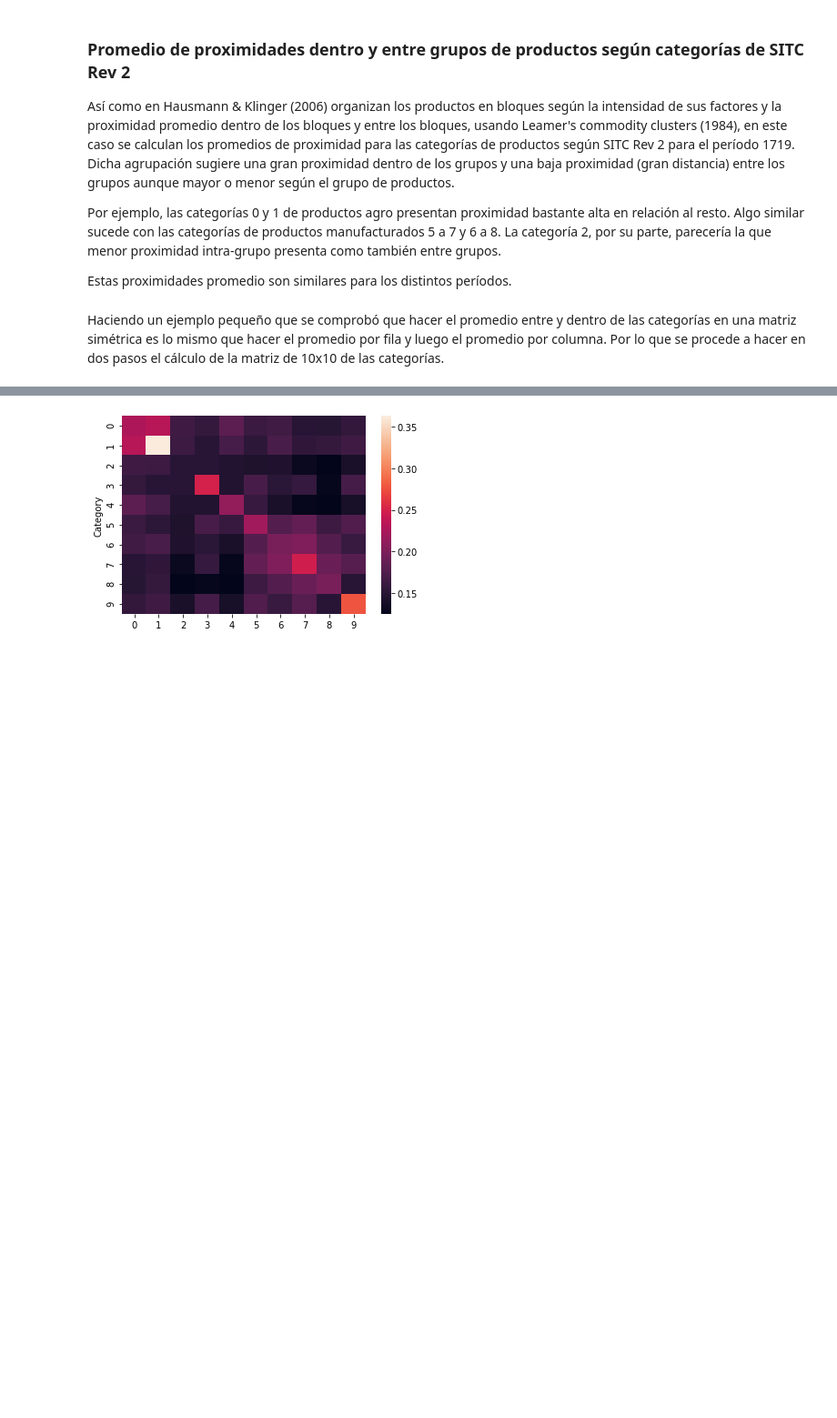
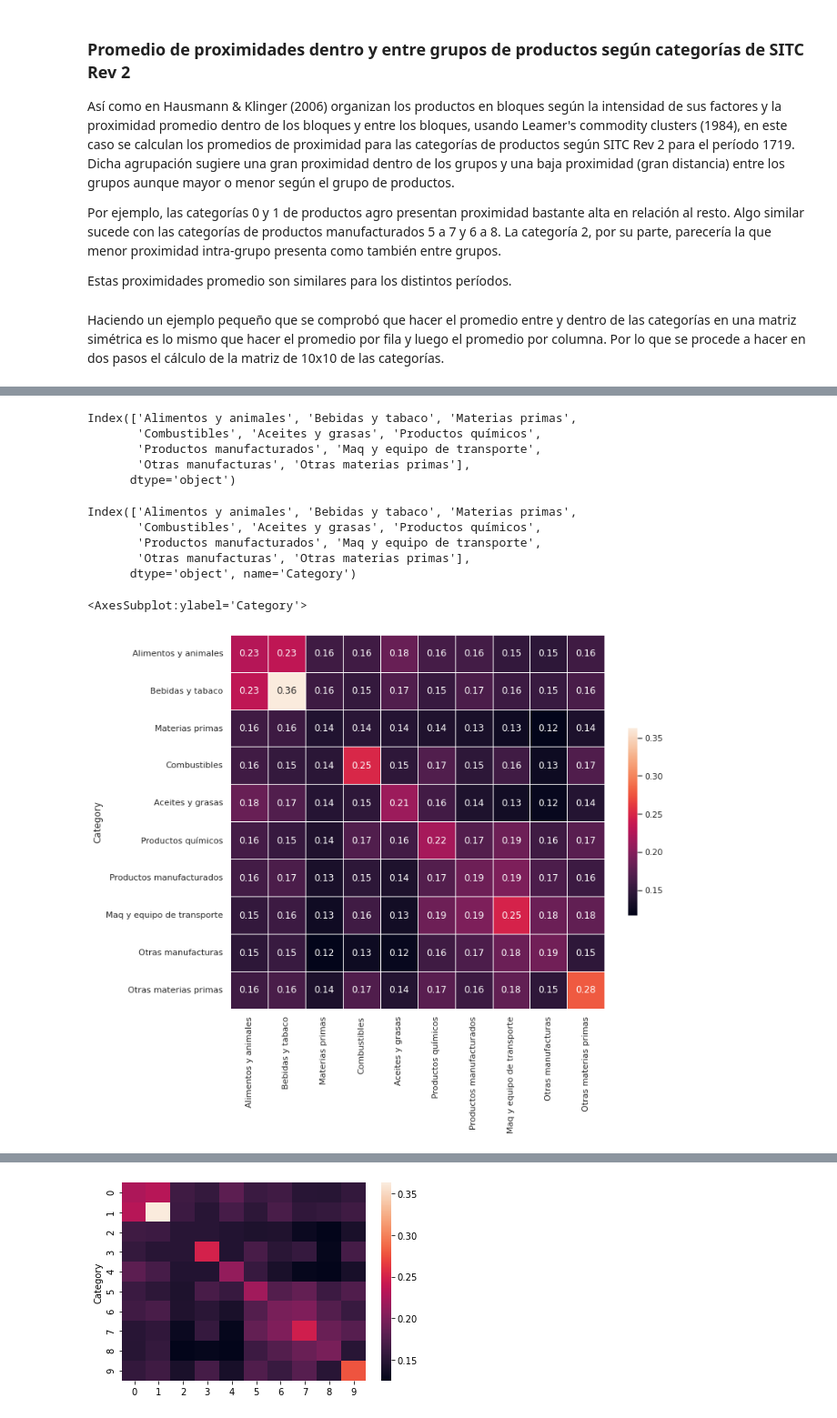
Before and after one commit to sc-perini/product-space, a Jupyter notebook: notebooks/03 - Visualizacion de matrices de proximidad bioecon.ipynb, the cells around one changed output, grey strips where cells are left out. Shown at 91% size. Saved outputs shown, nothing was run; the diff lists cells and outputs as text; code cells hidden in the pictures; blank space fills up the shorter version.

Commit message:
update figures to include in final report

```diff
--- a/notebooks/03 - Visualizacion de matrices de proximidad bioecon.ipynb
+++ b/notebooks/03 - Visualizacion de matrices de proximidad bioecon.ipynb
@@ -1241,0 +1264,8 @@ group_merge = group_merge.drop(columns=['HS_4dig']).groupby('Category').mean()
+# %%
+group_merge.columns
+# %% [output]
+Index(['Alimentos y animales', 'Bebidas y tabaco', 'Materias primas',
+       'Combustibles', 'Aceites y grasas', 'Productos químicos',
+       'Productos manufacturados', 'Maq y equipo de transporte',
+       'Otras manufacturas', 'Otras materias primas'],
+      dtype='object')
@@ -1242,3 +1274,21 @@ group_merge = group_merge.drop(columns=['HS_4dig']).groupby('Category').mean()
+# %%
+group_merge.index
+# %% [output]
+Index(['Alimentos y animales', 'Bebidas y tabaco', 'Materias primas',
+       'Combustibles', 'Aceites y grasas', 'Productos químicos',
+       'Productos manufacturados', 'Maq y equipo de transporte',
+       'Otras manufacturas', 'Otras materias primas'],
+      dtype='object', name='Category')
+# %%
+sns.set_theme(style="white")
+plt.figure(figsize=(11, 9))
+# Generate a mask for the upper triangle
+# Set up the matplotlib figure
+# Draw the heatmap with the mask and correct aspect ratio
+sns.heatmap(group_merge, square=True, linewidths=.5, cbar_kws={"shrink": .5},annot=True)
+# %% [output]
+<AxesSubplot:ylabel='Category'>
+[figure, added]
 # %%
 group_merge
 # %% [output]
```
Also changed, not shown: parts of 5 cells of this notebook, 14 other files.
